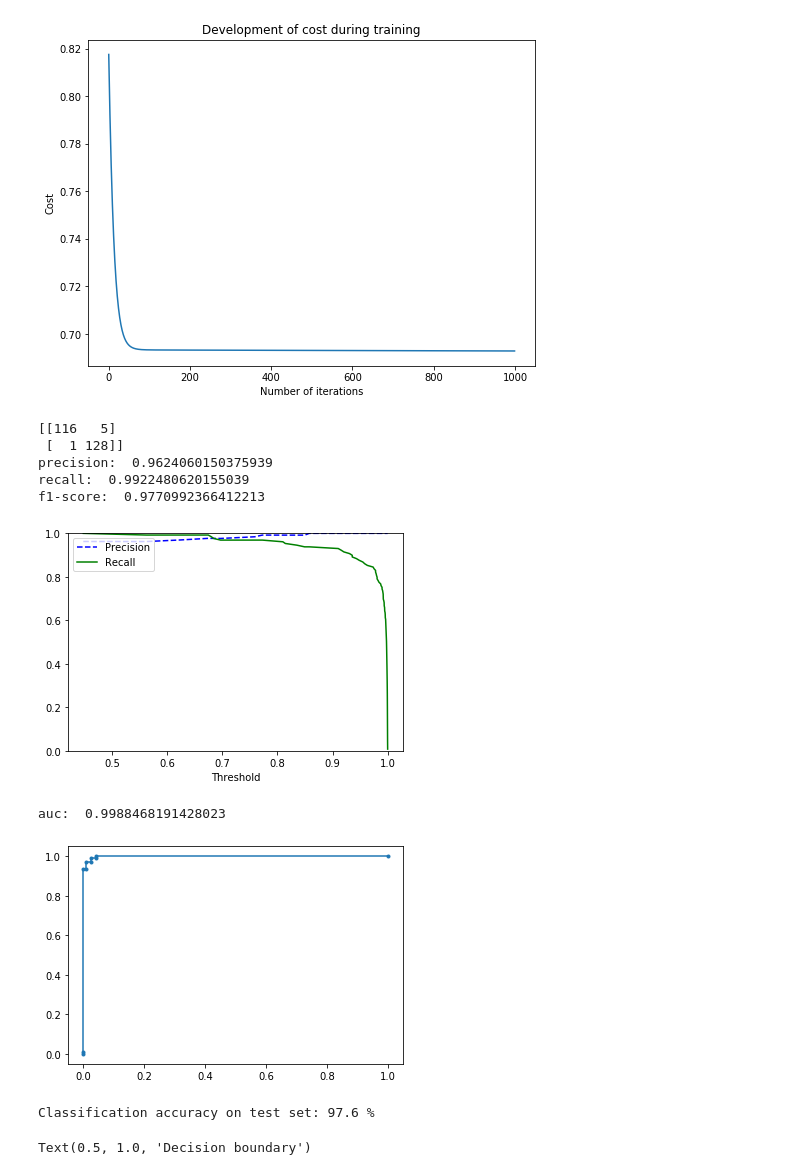
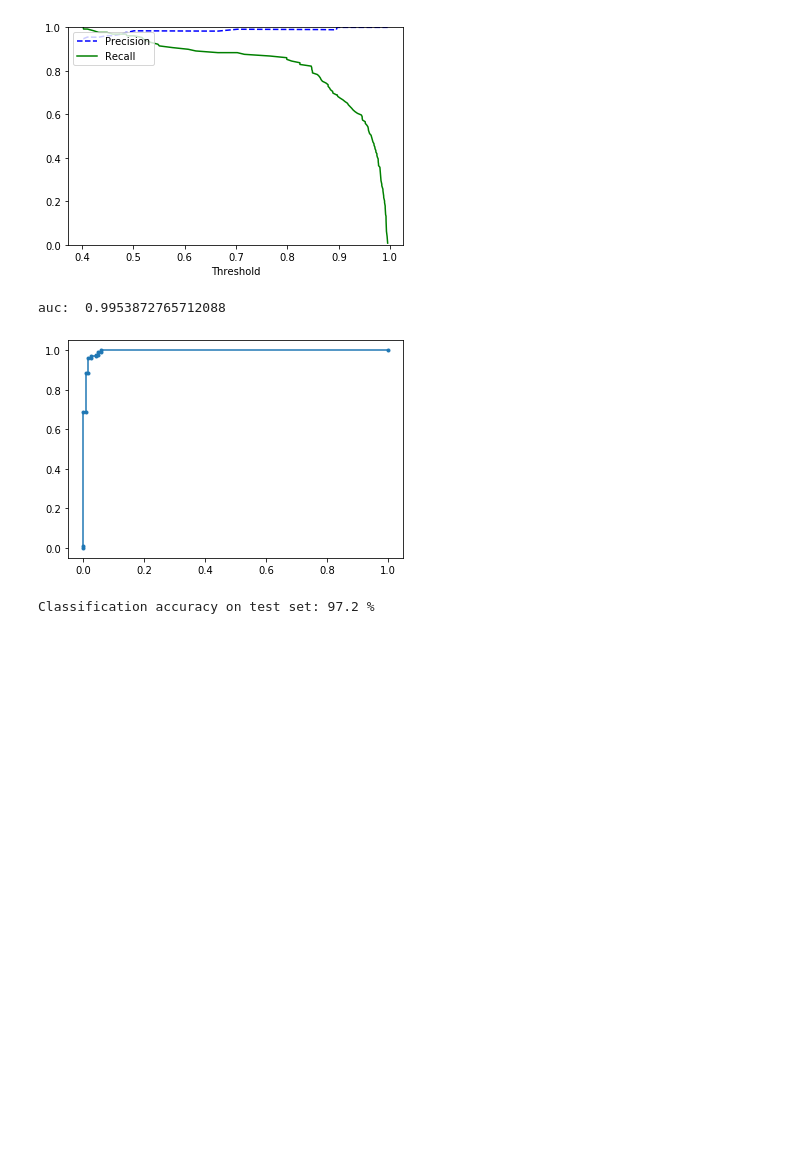
Before and after one commit to DehaoWang/ml_impl, a Jupyter notebook: Neural_Network.ipynb, the cells around one changed output. Drawn from its saved outputs; the diff is of its cells as text; code cells hidden in the pictures; blank space fills up the shorter version.

```diff
--- a/Neural_Network.ipynb
+++ b/Neural_Network.ipynb
@@ -34,7 +34,7 @@ def evaluate_binary_clf_bin(y_actual, y_bin):
     print('recall: ', recall_score(y_actual, y_bin))
     print('f1-score: ', f1_score(y_actual, y_bin))
 
-X, y_true = make_circles(n_samples=1000, factor=0.5, noise=.1)
+X, y = make_circles(n_samples=1000, factor=0.5, noise=.1)
 
 fig = plt.figure(figsize=(8,6))
 plt.scatter(X[:,0], X[:,1], c=y)
@@ -45,9 +45,9 @@ plt.xlabel("First feature")
 plt.ylabel("Second feature")
 plt.show()
 # Reshape targets to get column vector with shape (n_samples, 1)
-y_true = y_true[:, np.newaxis]
+y = y[:, np.newaxis]
 # Split the data into a training and test set
-X_train, X_test, y_train, y_test = train_test_split(X, y_true)
+X_train, X_test, y_train, y_test = train_test_split(X, y)
 
 print(f'Shape X_train: {X_train.shape}')
 print(f'Shape y_train: {y_train.shape}')
@@ -266,15 +412,15 @@ class NeuralNetH2():
 # %%
 n_iters = 1000
 learning_rate = 0.1
-# nn = NeuralNetH1(n_inputs=2, n_outputs=1, n_hidden1=6)
-nn = NeuralNetH2(n_inputs=2, n_outputs=1, n_hidden1=6, n_hidden2=6)
+nn = NeuralNetH1(n_inputs=2, n_outputs=1, n_hidden1=6)
+# nn = NeuralNetH2(n_inputs=2, n_outputs=1, n_hidden1=6, n_hidden2=6)
 nn.train(X_train, y_train, n_iters=2000, eta=0.7)
-fig = plt.figure(figsize=(8,6))
-plt.plot(np.arange(n_iters), costs)
-plt.title("Development of cost during training")
-plt.xlabel("Number of iterations")
-plt.ylabel("Cost")
-plt.show()
+# fig = plt.figure(figsize=(8,6))
+# plt.plot(np.arange(n_iters), costs)
+# plt.title("Development of cost during training")
+# plt.xlabel("Number of iterations")
+# plt.ylabel("Cost")
+# plt.show()
 
 n_samples, _ = X_train.shape
 n_samples_test, _ = X_test.shape
@@ -294,24 +440,24 @@ n_test_samples, _ = X_test.shape
 y_predict = nn.predict(X_test)
 print(f"Classification accuracy on test set: {(np.sum(y_predict == y_test)/n_test_samples)*100} %")
 
-X_temp, y_temp = make_circles(n_samples=60000, noise=.5)
-y_predict_temp = nn.predict(X_temp)
-y_predict_temp = np.ravel(y_predict_temp)
+# X_temp, y_temp = make_circles(n_samples=60000, noise=.5)
+# y_predict_temp = nn.predict(X_temp)
+# y_predict_temp = np.ravel(y_predict_temp)
 
-fig = plt.figure(figsize=(8,12))
-ax = fig.add_subplot(2,1,1)
-plt.scatter(X[:,0], X[:,1], c=y)
-plt.xlim([-1.5, 1.5])
-plt.ylim([-1.5, 1.5])
-plt.xlabel("First feature")
-plt.ylabel("Second feature")
-plt.title("Training and test set")
+# fig = plt.figure(figsize=(8,12))
+# ax = fig.add_subplot(2,1,1)
+# plt.scatter(X[:,0], X[:,1], c=y)
+# plt.xlim([-1.5, 1.5])
+# plt.ylim([-1.5, 1.5])
+# plt.xlabel("First feature")
+# plt.ylabel("Second feature")
+# plt.title("Training and test set")
 
-ax = fig.add_subplot(2,1,2)
-plt.scatter(X_temp[:,0], X_temp[:,1], c=y_predict_temp)
-plt.xlim([-1.5, 1.5])
-plt.ylim([-1.5, 1.5])
-plt.xlabel("First feature")
-plt.ylabel("Second feature")
-plt.title("Decision boundary")
+# ax = fig.add_subplot(2,1,2)
+# plt.scatter(X_temp[:,0], X_temp[:,1], c=y_predict_temp)
+# plt.xlim([-1.5, 1.5])
+# plt.ylim([-1.5, 1.5])
+# plt.xlabel("First feature")
+# plt.ylabel("Second feature")
+# plt.title("Decision boundary")
 # %% [output]
@@ -338,11 +481,4 @@ Cost at iteration 1900: 0.0331
-[figure, old version]
+[figure, new version]
-[[116   5]
- [  1 128]]
-precision:  0.9624060150375939
-recall:  0.9922480620155039
-f1-score:  0.9770992366412213
+auc:  0.9953872765712088
-[figure, old version]
+[figure, new version]
-auc:  0.9988468191428023
+Classification accuracy on test set: 97.2 %
-[figure, removed]
-Classification accuracy on test set: 97.6 %
-Text(0.5, 1.0, 'Decision boundary')
```
Also changed, not shown: parts of 7 cells of this notebook, 3 other files.
